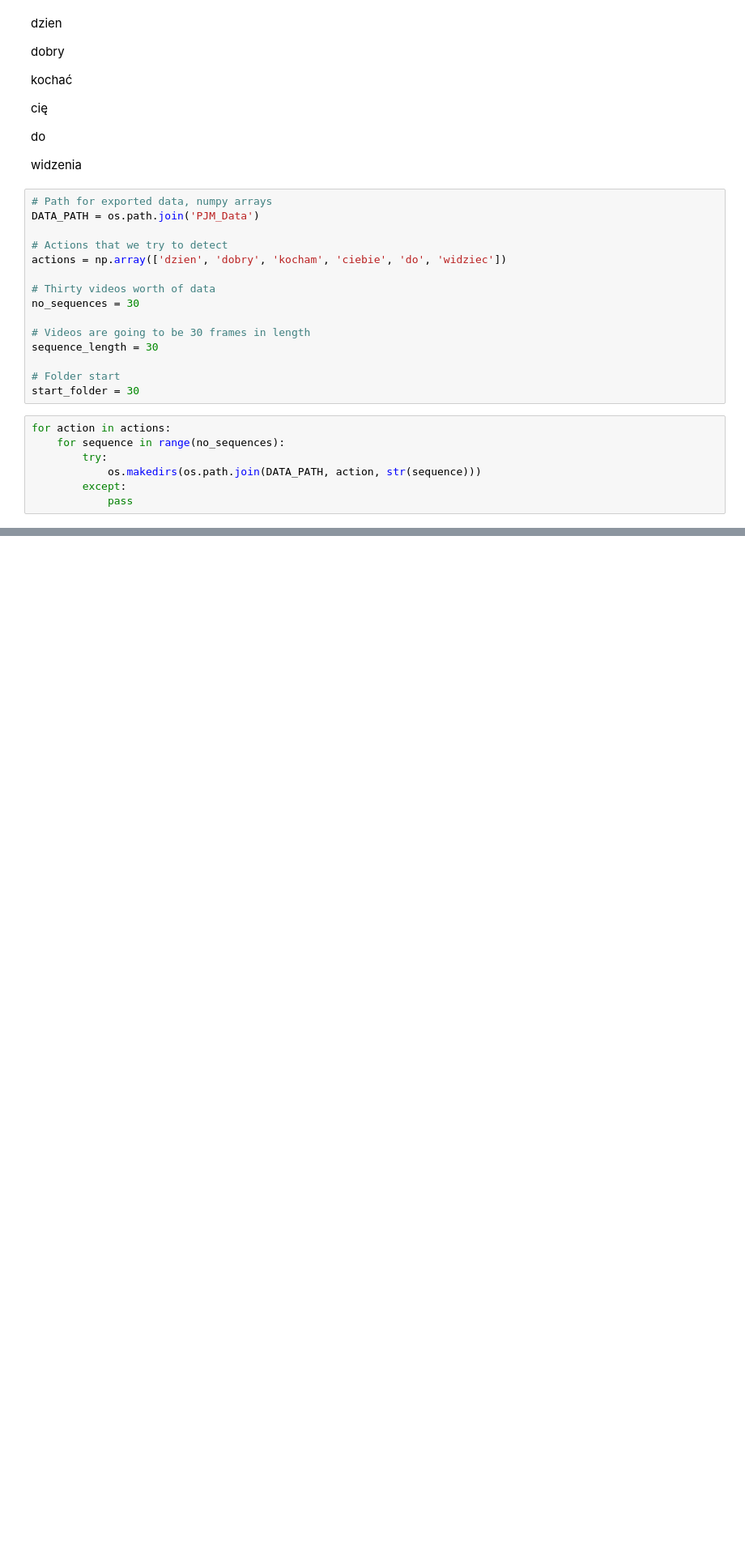
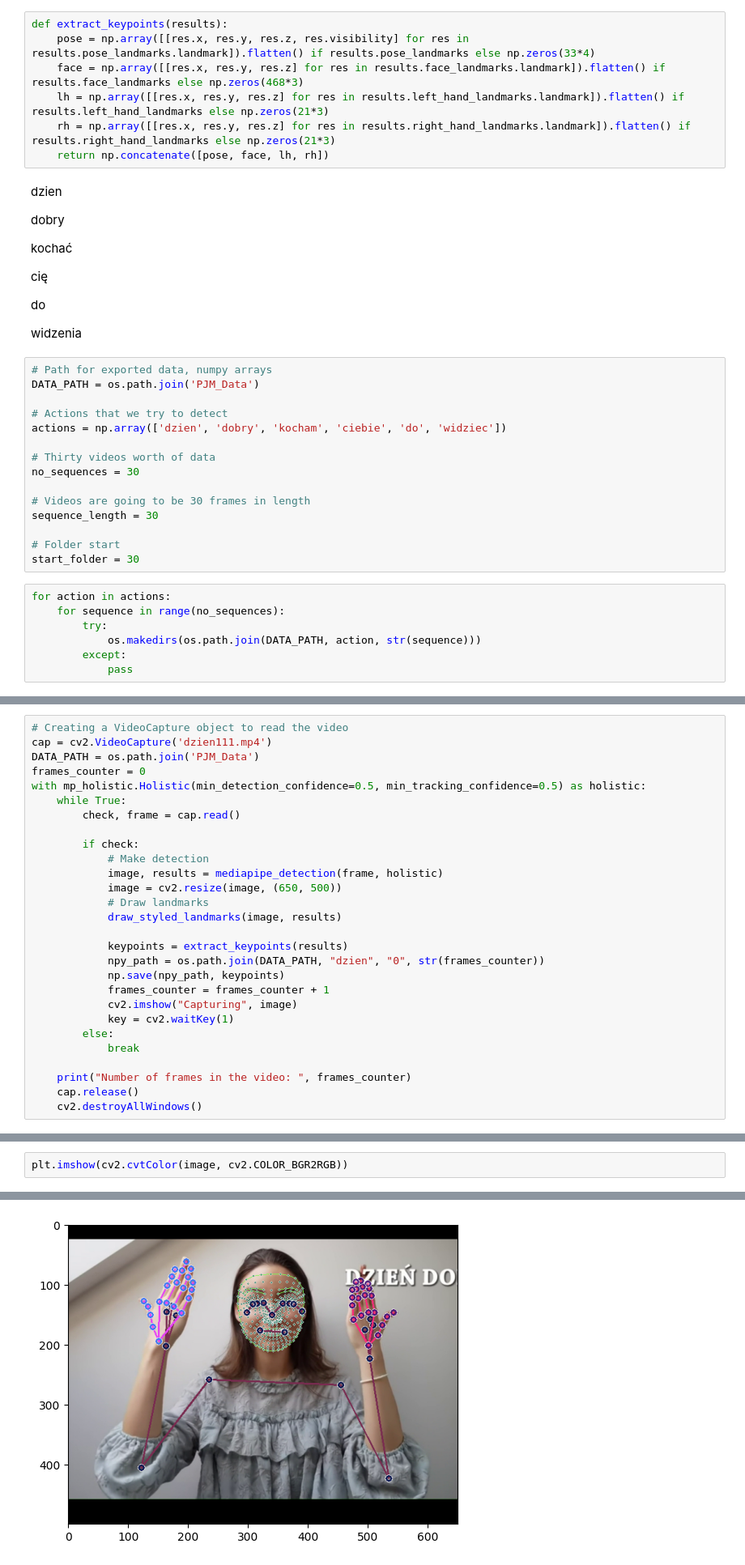
Before and after one commit to KamilBorowiecki/polish-sign-language-translator, a Jupyter notebook: model_training.ipynb, the cells around one changed output, grey strips where cells are left out. Shown at 81% size. Cells and saved outputs as stored; diff of their text form; blank space fills up the shorter version.

Commit message:
function that generate data for model from camera

```diff
--- a/model_training.ipynb
+++ b/model_training.ipynb
@@ -106,6 +106,13 @@ plt.imshow(cv2.cvtColor(image, cv2.COLOR_BGR2RGB))
 [figure]
 # %% [markdown]
 ## 3. Extract keypoints
+# %%
+def extract_keypoints(results):
+    pose = np.array([[res.x, res.y, res.z, res.visibility] for res in results.pose_landmarks.landmark]).flatten() if results.pose_landmarks else np.zeros(33*4)
+    face = np.array([[res.x, res.y, res.z] for res in results.face_landmarks.landmark]).flatten() if results.face_landmarks else np.zeros(468*3)
+    lh = np.array([[res.x, res.y, res.z] for res in results.left_hand_landmarks.landmark]).flatten() if results.left_hand_landmarks else np.zeros(21*3)
+    rh = np.array([[res.x, res.y, res.z] for res in results.right_hand_landmarks.landmark]).flatten() if results.right_hand_landmarks else np.zeros(21*3)
+    return np.concatenate([pose, face, lh, rh])
 # %% [markdown]
 dzien
 
@@ -142,0 +152,28 @@ for action in actions:
+# %%
+# Creating a VideoCapture object to read the video
+cap = cv2.VideoCapture('dzien111.mp4')
+DATA_PATH = os.path.join('PJM_Data')
+frames_counter = 0
+with mp_holistic.Holistic(min_detection_confidence=0.5, min_tracking_confidence=0.5) as holistic:
+    while True:
+        check, frame = cap.read()
+
+        if check:
+            # Make detection
+            image, results = mediapipe_detection(frame, holistic)
+            image = cv2.resize(image, (650, 500))
+            # Draw landmarks
+            draw_styled_landmarks(image, results)
+
+            keypoints = extract_keypoints(results)
+            npy_path = os.path.join(DATA_PATH, "dzien", "0", str(frames_counter))
+            np.save(npy_path, keypoints)
+            frames_counter = frames_counter + 1
+            cv2.imshow("Capturing", image)
+            key = cv2.waitKey(1)
+        else:
+            break
+
+    print("Number of frames in the video: ", frames_counter)
+    cap.release()
+    cv2.destroyAllWindows()
@@ -142,0 +182,3 @@ for action in actions:
+# %%
+plt.imshow(cv2.cvtColor(image, cv2.COLOR_BGR2RGB))
+# %% [output]
@@ -142,0 +186 @@ for action in actions:
+[figure, added]
```
Also changed, not shown: parts of 5 cells of this notebook.
